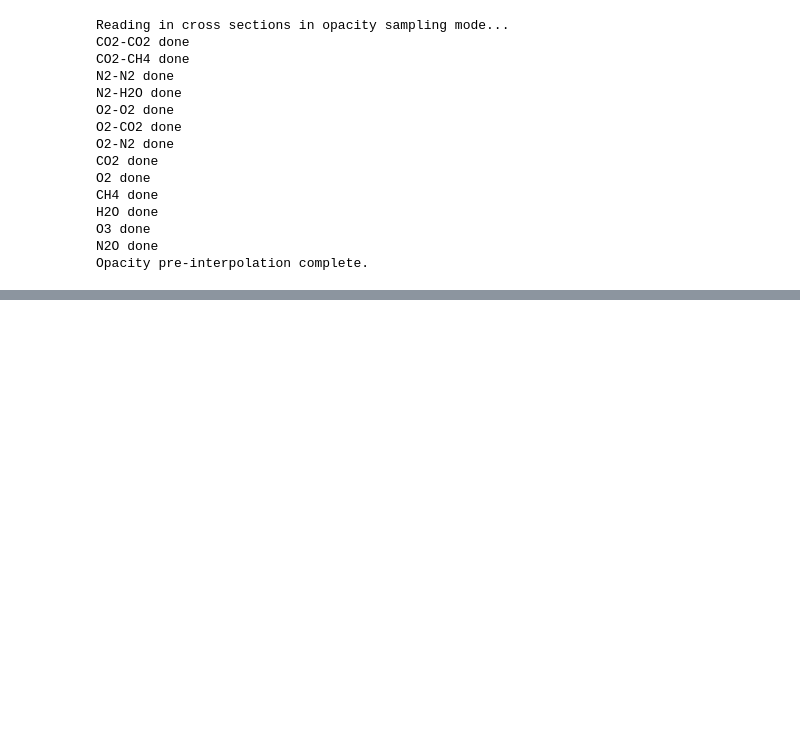
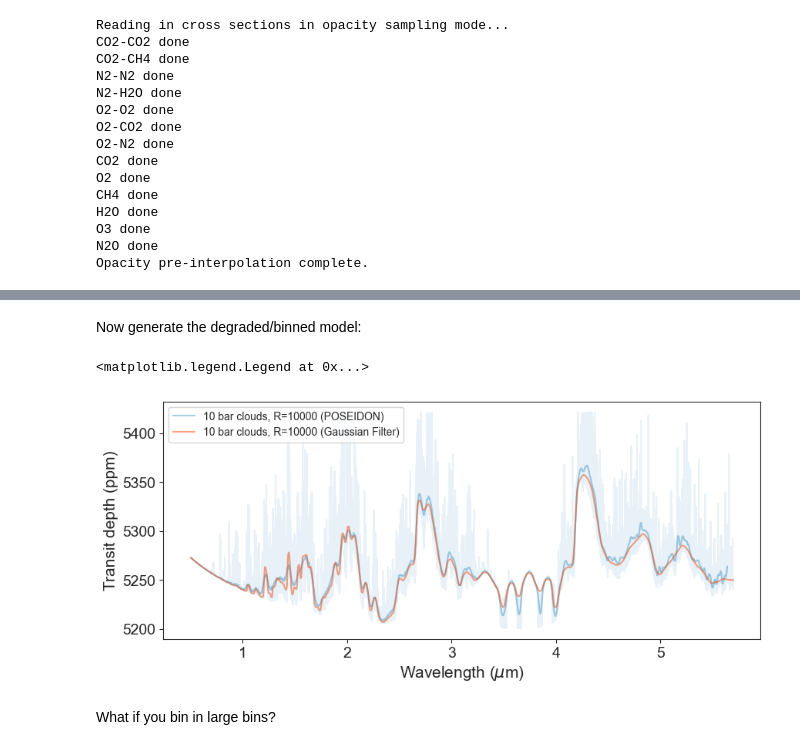
Before and after one commit to nespinoza/k186f, a Jupyter notebook: model_generation.ipynb, the cells around one changed output, grey strips where cells are left out. Saved outputs shown, nothing was run; the diff lists cells and outputs as text; code cells hidden in the pictures; blank space fills up the shorter version.

```diff
--- a/model_generation.ipynb
+++ b/model_generation.ipynb
@@ -304,0 +346,2 @@ plt.legend()
+# %%
+wl_data = wavelengths_model[::10][10:-10]
@@ -304,0 +372,29 @@ plt.legend()
+# %% [markdown]
+Now generate the degraded/binned model:
+# %%
+ymodel = make_model_data(venus_model_10barcloudsR10000, wavelengths_model,
+                         psf_sigma,
+                         sens,
+                         bin_left,
+                         bin_cent,
+                         bin_right,
+                         norm
+                        )
+# %%
+plt.figure(figsize=(10,4))
+
+
+plt.plot(wl_data, ymodel, label = '10 bar clouds, R=10000 (POSEIDON)')
+plt.plot(wavelengths_model, venus_filtered_model_10barcloudsR10000, label = '10 bar clouds, R=10000 (Gaussian Filter)', color = 'orangered', alpha = 0.5)
+plt.plot(wavelengths_model, venus_model_10barcloudsR10000, alpha = 0.1)
+
+plt.xticks(fontsize = 14)
+plt.yticks(fontsize = 14)
+plt.xlabel('Wavelength ($\mu$m)',fontsize = 15)
+plt.ylabel('Transit depth (ppm)',fontsize = 15)
+plt.legend()
+# %% [output]
+<matplotlib.legend.Legend at 0x...>
+[figure, added]
+# %% [markdown]
+What if you bin in large bins?
```
Also changed, not shown: parts of 32 cells of this notebook.
